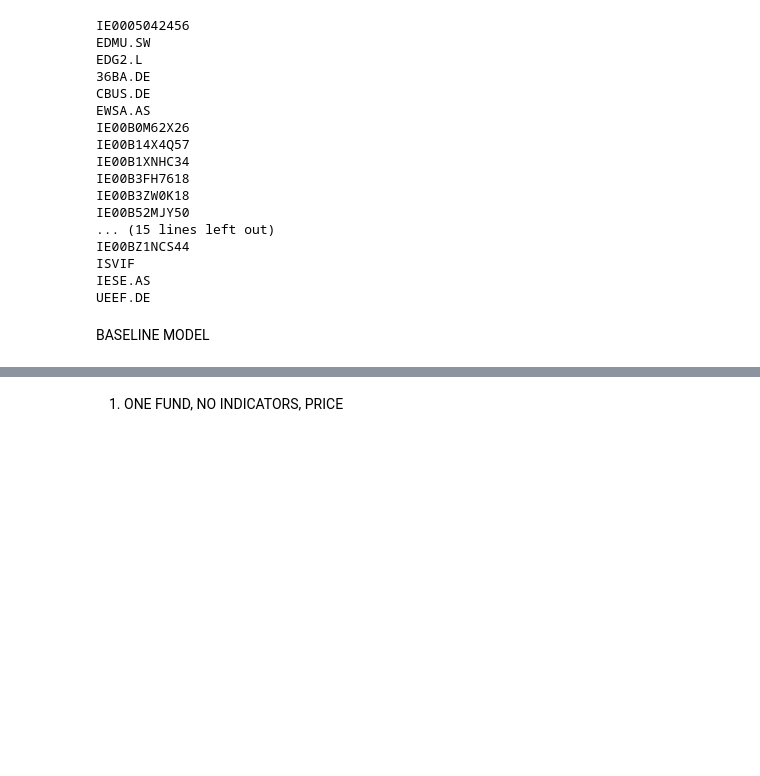
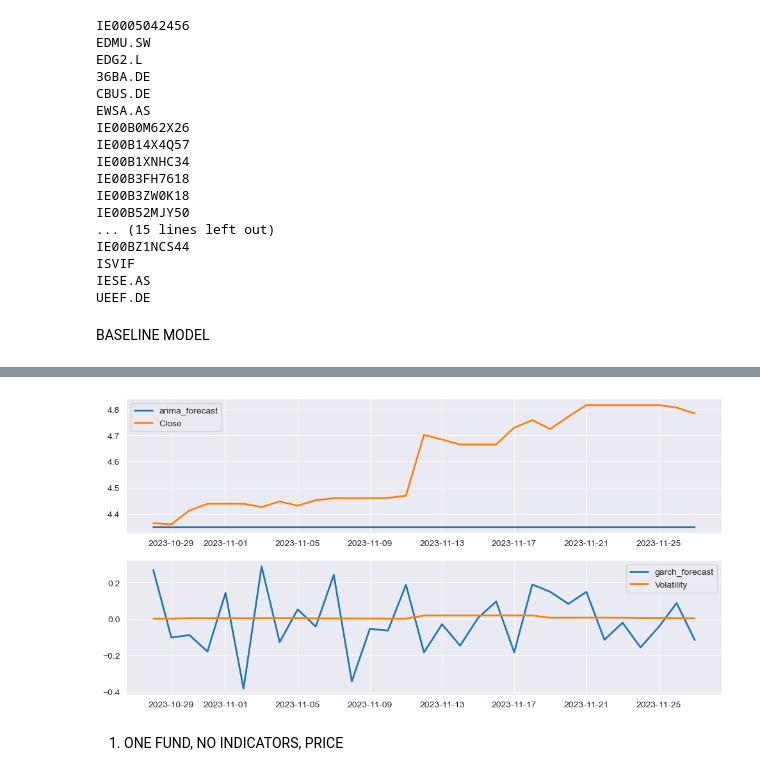
Before and after one commit to akrokosz/HF_Thesis, a Jupyter notebook: main.ipynb, the cells around one changed output, grey strips where cells are left out. Drawn from its saved outputs; the diff is of its cells as text; code cells hidden in the pictures; blank space fills up the shorter version.

```diff
--- a/main.ipynb
+++ b/main.ipynb
@@ -352,9 +355,9 @@ def metrics_and_plt(df: pd.DataFrame, preds:list, date_range:pd.date_range, targ
 # %% [markdown]
 BASELINE MODEL
 # %%
-f1 = funds_w_names['EWSA.AS']["Close"][:-30]
+f1 = funds_w_names['EWSA.AS']["Close"][:-31]
 # %%
 model = ARIMA(f1, order=(1, 1, 1))
 model_fit = model.fit()
-arima_forecast = model_fit.forecast(steps=30)
+arima_forecast = model_fit.forecast(steps=31)
 print("ARIMA Forecast for the next 30 periods:", arima_forecast)
@@ -368,6 +389,6 @@ f1['ds'] = pd.to_datetime(f1.index)
 f1.rename(columns={'Close': 'y'}, inplace=True)
 f1['unique_id']=1
 # %%
-garch_forecast = sf.forecast(h=30, df=f1)
+garch_forecast = sf.forecast(h=31, df=f1)
 
 print(garch_forecast)
@@ -377,15 +416,17 @@ garch_rae = relative_absolute_error(funds_w_names["EWSA.AS"]["Rolling Volatility
 # %%
 fig, axes = plt.subplots(2, 1, figsize=(12,6))
 
 
-axes[0].plot(f1['ds'][-30:], arima_forecast[-30:], label='arima_forecast', linewidth=2)
-axes[0].plot(f1['ds'][-30:], funds_w_names["EWSA.AS"]["Close"][-30:], label='Close', linewidth=2)
+axes[0].plot(f1['ds'][-31:], arima_forecast[-31:], label='arima_forecast', linewidth=2)
+axes[0].plot(f1['ds'][-31:], funds_w_names["EWSA.AS"]["Close"][-31:], label='Close', linewidth=2)
 axes[0].legend(loc='best')
-axes[1].plot(f1['ds'][-30:], garch_forecast["GARCH(1,1)"], label='garch_forecast', linewidth=2)
-axes[1].plot(f1['ds'][-30:], funds_w_names["EWSA.AS"]["Rolling Volatility"][-30:], label='Volatility', linewidth=2)
+axes[1].plot(f1['ds'][-31:], garch_forecast["GARCH(1,1)"], label='garch_forecast', linewidth=2)
+axes[1].plot(f1['ds'][-31:], funds_w_names["EWSA.AS"]["Rolling Volatility"][-31:], label='Volatility', linewidth=2)
 axes[1].legend(loc='best')
 plt.legend()
 plt.show()
+# %% [output]
+[figure, added]
 # %%
 test_funds = defaultdict(pd.DataFrame)
 train_funds = defaultdict(pd.DataFrame)
```
Also changed, not shown: parts of 16 cells of this notebook.
